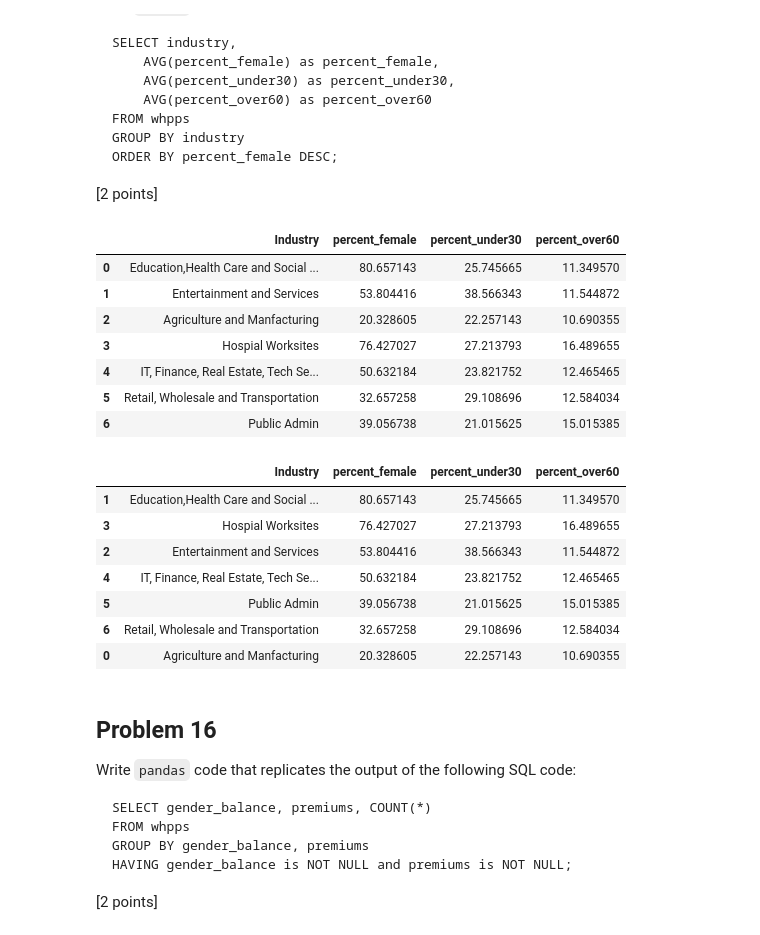
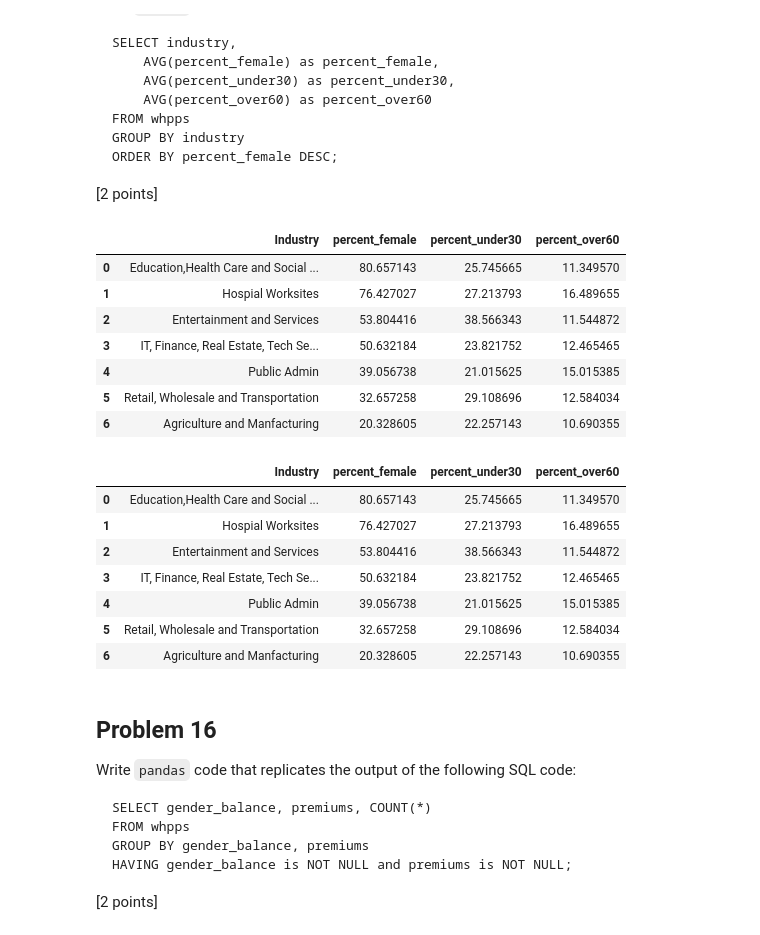
Before and after one commit to kimbrellj/MSDS6001, a Jupyter notebook: LabAssignment_8/lab-assignment8.ipynb, the cells around one changed output. Saved outputs shown, nothing was run; the diff lists cells and outputs as text; code cells hidden in the pictures.

```diff
--- a/LabAssignment_8/lab-assignment8.ipynb
+++ b/LabAssignment_8/lab-assignment8.ipynb
@@ -368,36 +368,36 @@ ORDER BY percent_female DESC;
 # %%
 myquery = """
 SELECT Industry,
     AVG(EmployFPer) as percent_female,
     AVG(EmployPerunder30) as percent_under30,
     AVG(EmployPerOver60) as percent_over60
 FROM WHA
 GROUP BY Industry
-ORDER BY EmployFPer DESC
+ORDER BY AVG(EmployFPer) DESC
 """
 
 pd.read_sql_query(myquery,WHA_db)
 # %% [output]
 |  | Industry | percent_female | percent_under30 | percent_over60 |
 | 0 | Education,Health Care and Social ... | 80.657143 | 25.745665 | 11.349570 |
-| 1 | Entertainment and Services | 53.804416 | 38.566343 | 11.544872 |
-| 2 | Agriculture and Manfacturing | 20.328605 | 22.257143 | 10.690355 |
-| 3 | Hospial Worksites | 76.427027 | 27.213793 | 16.489655 |
-| 4 | IT, Finance, Real Estate, Tech Se... | 50.632184 | 23.821752 | 12.465465 |
+| 1 | Hospial Worksites | 76.427027 | 27.213793 | 16.489655 |
+| 2 | Entertainment and Services | 53.804416 | 38.566343 | 11.544872 |
+| 3 | IT, Finance, Real Estate, Tech Se... | 50.632184 | 23.821752 | 12.465465 |
+| 4 | Public Admin | 39.056738 | 21.015625 | 15.015385 |
 | 5 | Retail, Wholesale and Transportation | 32.657258 | 29.108696 | 12.584034 |
-| 6 | Public Admin | 39.056738 | 21.015625 | 15.015385 |
+| 6 | Agriculture and Manfacturing | 20.328605 | 22.257143 | 10.690355 |
 # %%
-table = wdata.groupby('Industry').agg({'EmployFPer':'mean','EmployPerUnder30':'mean','EmployPerOver60':'mean'}).reset_index().sort_values('EmployFPer',ascending=False)
+table = wdata.groupby('Industry').agg({'EmployFPer':'mean','EmployPerUnder30':'mean','EmployPerOver60':'mean'}).reset_index().sort_values('EmployFPer',ascending=False,ignore_index=True)
 table.rename(columns = {'EmployFPer':'percent_female','EmployPerUnder30':'percent_under30','EmployPerOver60':'percent_over60'})
 # %% [output]
 |  | Industry | percent_female | percent_under30 | percent_over60 |
-| 1 | Education,Health Care and Social ... | 80.657143 | 25.745665 | 11.349570 |
-| 3 | Hospial Worksites | 76.427027 | 27.213793 | 16.489655 |
+| 0 | Education,Health Care and Social ... | 80.657143 | 25.745665 | 11.349570 |
+| 1 | Hospial Worksites | 76.427027 | 27.213793 | 16.489655 |
 | 2 | Entertainment and Services | 53.804416 | 38.566343 | 11.544872 |
-| 4 | IT, Finance, Real Estate, Tech Se... | 50.632184 | 23.821752 | 12.465465 |
-| 5 | Public Admin | 39.056738 | 21.015625 | 15.015385 |
-| 6 | Retail, Wholesale and Transportation | 32.657258 | 29.108696 | 12.584034 |
-| 0 | Agriculture and Manfacturing | 20.328605 | 22.257143 | 10.690355 |
+| 3 | IT, Finance, Real Estate, Tech Se... | 50.632184 | 23.821752 | 12.465465 |
+| 4 | Public Admin | 39.056738 | 21.015625 | 15.015385 |
+| 5 | Retail, Wholesale and Transportation | 32.657258 | 29.108696 | 12.584034 |
+| 6 | Agriculture and Manfacturing | 20.328605 | 22.257143 | 10.690355 |
 # %% [markdown]
 ## Problem 16
 Write `pandas` code that replicates the output of the following SQL code:
```
Also changed, not shown: parts of 1 cell of this notebook, 2 other files.
